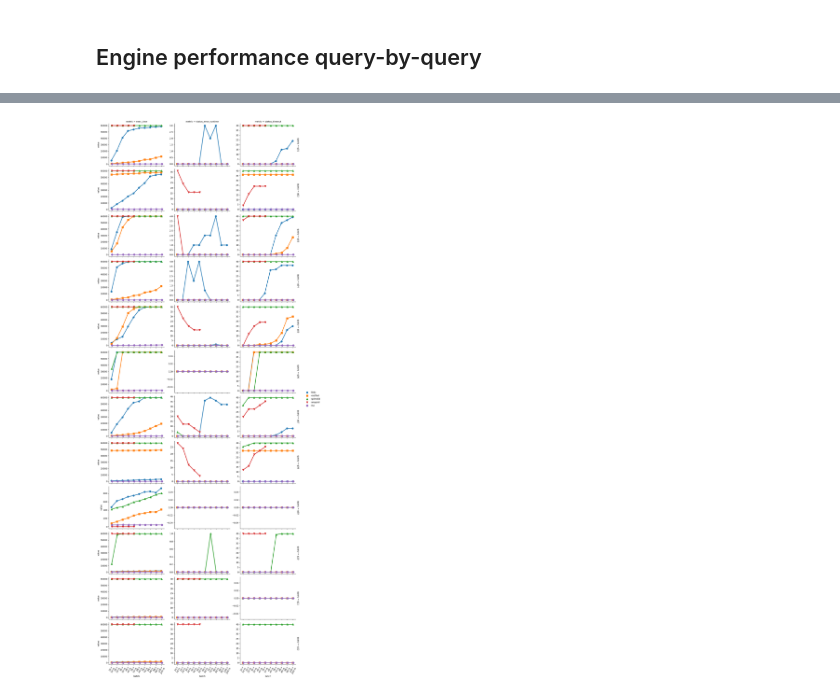
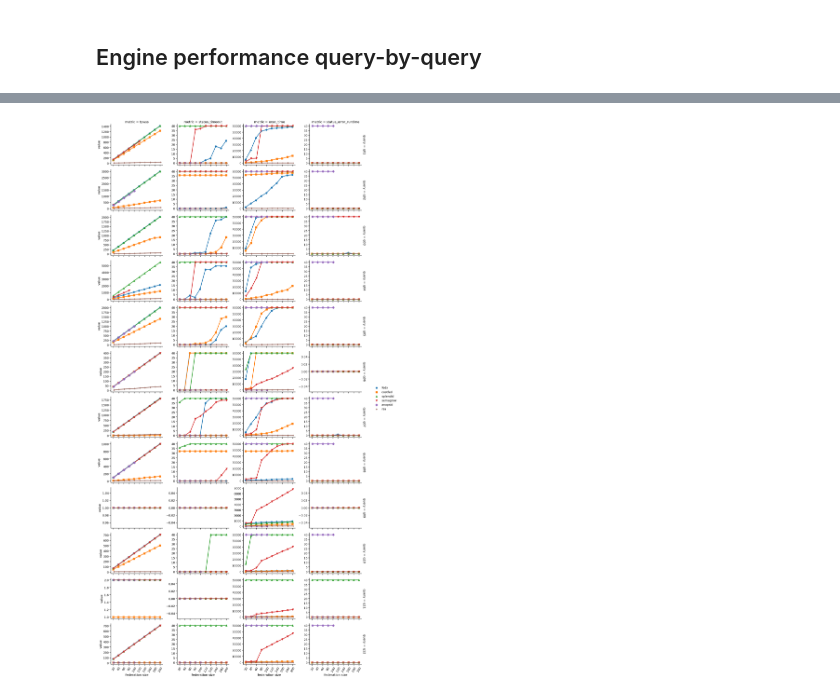
Before and after one commit to GDD-Nantes/FedShop, a Jupyter notebook: FedShop_Evaluation.ipynb, the cells around one changed output, grey strips where cells are left out. Cells and saved outputs as stored; diff of their text form; code cells hidden in the pictures.

```diff
--- a/FedShop_Evaluation.ipynb
+++ b/FedShop_Evaluation.ipynb
@@ -102,9 +96,6 @@ query_classes = {
 }
 # %%
 evaluation_metrics = pd.read_csv("/content/benchmark/evaluation/metrics.csv")
-
-# Filter some engines
-evaluation_metrics = evaluation_metrics.query("`engine` != 'semagrow'")
 
 n_attempts = evaluation_metrics['attempt'].nunique()
 n_instances = evaluation_metrics['instance'].nunique()
@@ -127,13 +118,17 @@ evaluation_metrics["query_class"] = evaluation_metrics["query"].apply(lambda x:
 
 # ANAPSID: replace error with generic "error_runtime"
 evaluation_metrics.replace(r"\w+_error", "error_runtime", regex=True, inplace=True)
+evaluation_metrics["status"] = evaluation_metrics["status"].replace("nan", "error_runtime")
 
-
-# Replace timeout by NaN
+# Treat data like time-series where batch is the time indicator
 evaluation_metrics["instance"] = evaluation_metrics["instance"].astype(str)
 evaluation_metrics["qid"] = evaluation_metrics["query"].str.extract(r"q(\d+)").astype(int)
 evaluation_metrics.sort_values(by=["qid", "instance", "batch"], inplace=True)
 
+# Fill tpwss NaN using existing values in forward direction like in time-series
+evaluation_metrics["tpwss"] = evaluation_metrics["tpwss"].interpolate(method="pad")
+
+# Replace timeout NaN by the maximum value of timeout
 timeout_value = 60000 # ms
 error_value = 100000 # ms
 
@@ -143,11 +138,10 @@ evaluation_metrics[plot_metrics] = evaluation_metrics[plot_metrics].apply(
     lambda x: pd.to_numeric(x.astype(str).str.replace(r"(timeout|error_.*)", "nan", regex=True), errors="coerce")
 )
 
-# Special treatment for NaN
 evaluation_metrics["exec_time"].fillna(timeout_value, inplace=True)
 evaluation_metrics["exec_time"] = evaluation_metrics["exec_time"].apply(lambda x: x if x < timeout_value else timeout_value)
 
-# evaluation_metrics.dropna(how="all", axis=1, inplace=True)
+# Clean up
 evaluation_metrics.reset_index(drop=True, inplace=True)
 
 # Outlier removal
@@ -255,11 +246,28 @@ def set_xticklabels(*args, **kwargs):
     _, ratingsite_labels = np.histogram(np.arange(100), evaluation_metrics["batch"].nunique())
     ratingsite_labels = ratingsite_labels[1:].astype(int) + 1
 
-    xticks = [ f"{vendor} v\n{ratingsite} rs" for vendor, ratingsite in zip(vendors_labels, ratingsite_labels) ]
+    xticks = [ f"{vendor + ratingsite}" for vendor, ratingsite in zip(vendors_labels, ratingsite_labels) ]
     ax.set_xticklabels(xticks, rotation=60)
 
-# make ideal appear last
-# black and white compatible, hatch
+def doplot(x, y, data=None, **kwargs):
+    import warnings
+    warnings.filterwarnings("ignore", module = "seaborn\..*" )
+
+    col = data["metric"].iloc[0]
+    estimator = "sum" if col.startswith("status_") else "mean"
+
+
+    data["value"] = np.where(((data["engine"] == "anapsid") & (data["batch"] > 4)), np.inf, data["value"])
+
+    # Push rsa to last position
+    hue_order = [ e for e in data["engine"].unique() if e != "rsa" ] + ["rsa"]
+
+    sns.pointplot(
+        data=data, x=x, y=y, errorbar=None, hue="engine", estimator=estimator,
+        hue_order = hue_order,
+        markers=markers[:data["engine"].nunique()], dodge=True,
+    )
+
 
 markers = ["o", "s", "^", "v", "D", "+", "x", "*", "p", "h", "X", "|", "_"]
 
@@ -268,35 +276,16 @@ data = pd.get_dummies(evaluation_metrics, columns=["status"])
 data = pd.melt(
     data, id_vars=["query", "engine", "batch", "instance", "query_class", "sts"], var_name="metric", value_name="value",
 )
-data = data.query("`metric` in ['exec_time', 'status_timeout', 'status_error_runtime']")
-g = sns.FacetGrid(data, col="metric", row="query", margin_titles=True, sharey=False, sharex=True, height=3, aspect=1.5)
+data = data.query("`metric` in ['tpwss', 'exec_time', 'status_timeout', 'status_error_runtime']")
 
-def doplot(x, y, data=None, **kwargs):
-    col = data["metric"].iloc[0]
-    estimator = "sum" if col.startswith("status_") else "mean"
-    if col == "tpwss":
-        data = data.fillna(np.inf)
-        #data["value"] = np.where((data["sts"].apply(lambda x: str(x).startswith("error"))), np.inf, data["value"])
-
-    data["value"] = np.where(((data["engine"] == "anapsid") & (data["batch"] > 4)), np.inf, data["value"])
-
-    # Push rsa to last position
-    hue_order = [ e for e in data["engine"].unique() if e != "rsa" ] + ["rsa"]
-
-    if col == "tpwss":
-        sns.stripplot(
-            data=data, x=x, y=y, hue="engine", hue_order = hue_order,
-            dodge=True
-        )
-    else:
-        sns.pointplot(
-            data=data, x=x, y=y, errorbar=None, hue="engine", estimator=estimator,
-            hue_order = hue_order,
-            markers=markers[:data["engine"].nunique()], dodge=True
-        )
-
-
-g.map_dataframe(doplot, x="batch", y="value")
-g.map(set_xticklabels, "batch")
-g.add_legend()
+with sns.plotting_context("notebook", font_scale=1.2):
+    g = sns.FacetGrid(
+        data, col_order=['tpwss', 'status_timeout', 'exec_time', 'status_error_runtime'],
+        col="metric", row="query", margin_titles=True,
+        sharey=False, sharex=True, height=3, aspect=1.5
+    )
+    g.map_dataframe(doplot, x="batch", y="value")
+    g.map(set_xticklabels, "batch")
+    g.set_xlabels("federation size")
+    g.add_legend()
 # %% [output]
@@ -304 +292 @@ g.add_legend()
-[figure, old version]
+[figure, new version]
```
Also changed, not shown: parts of 5 cells of this notebook.
